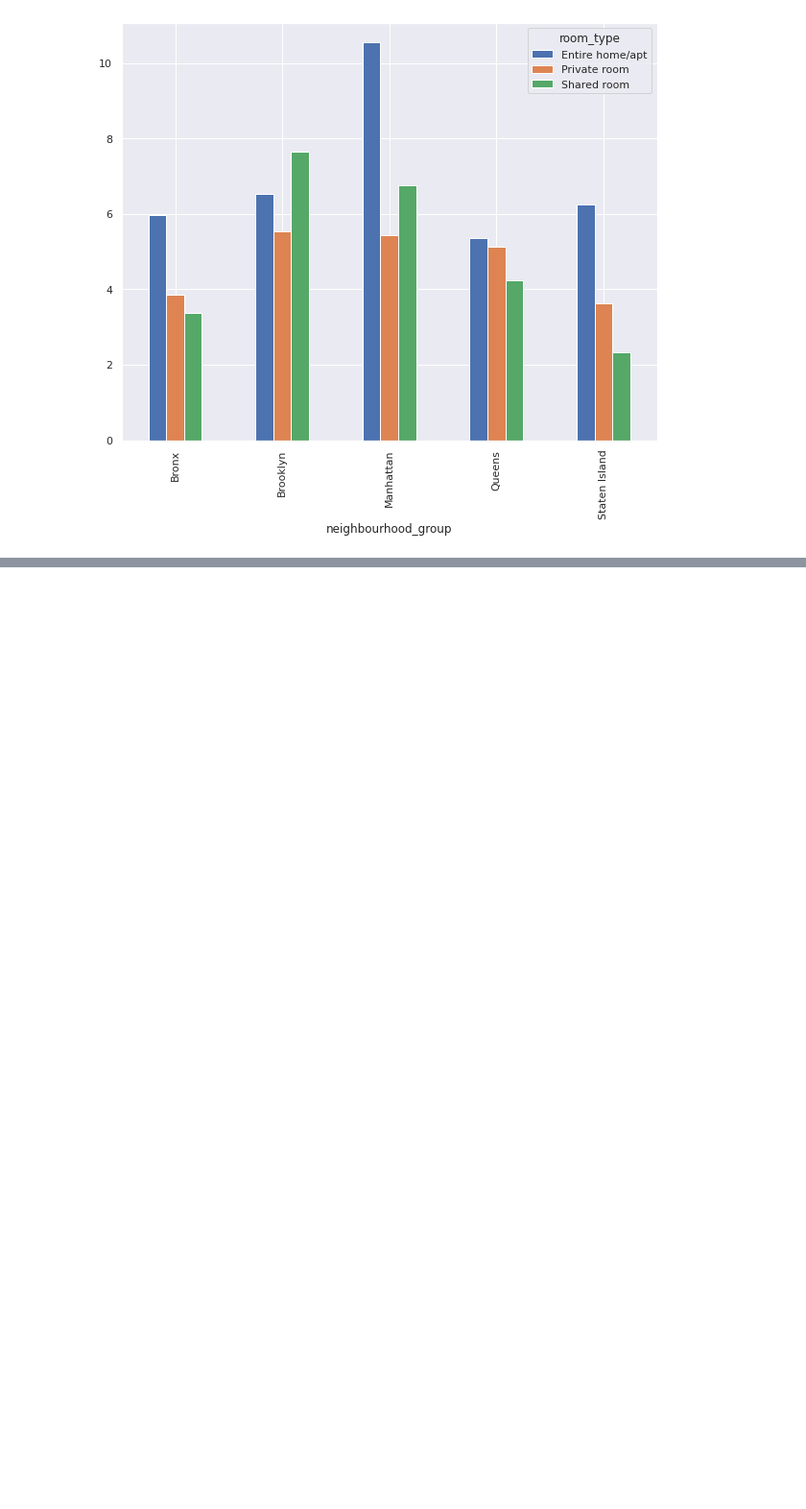
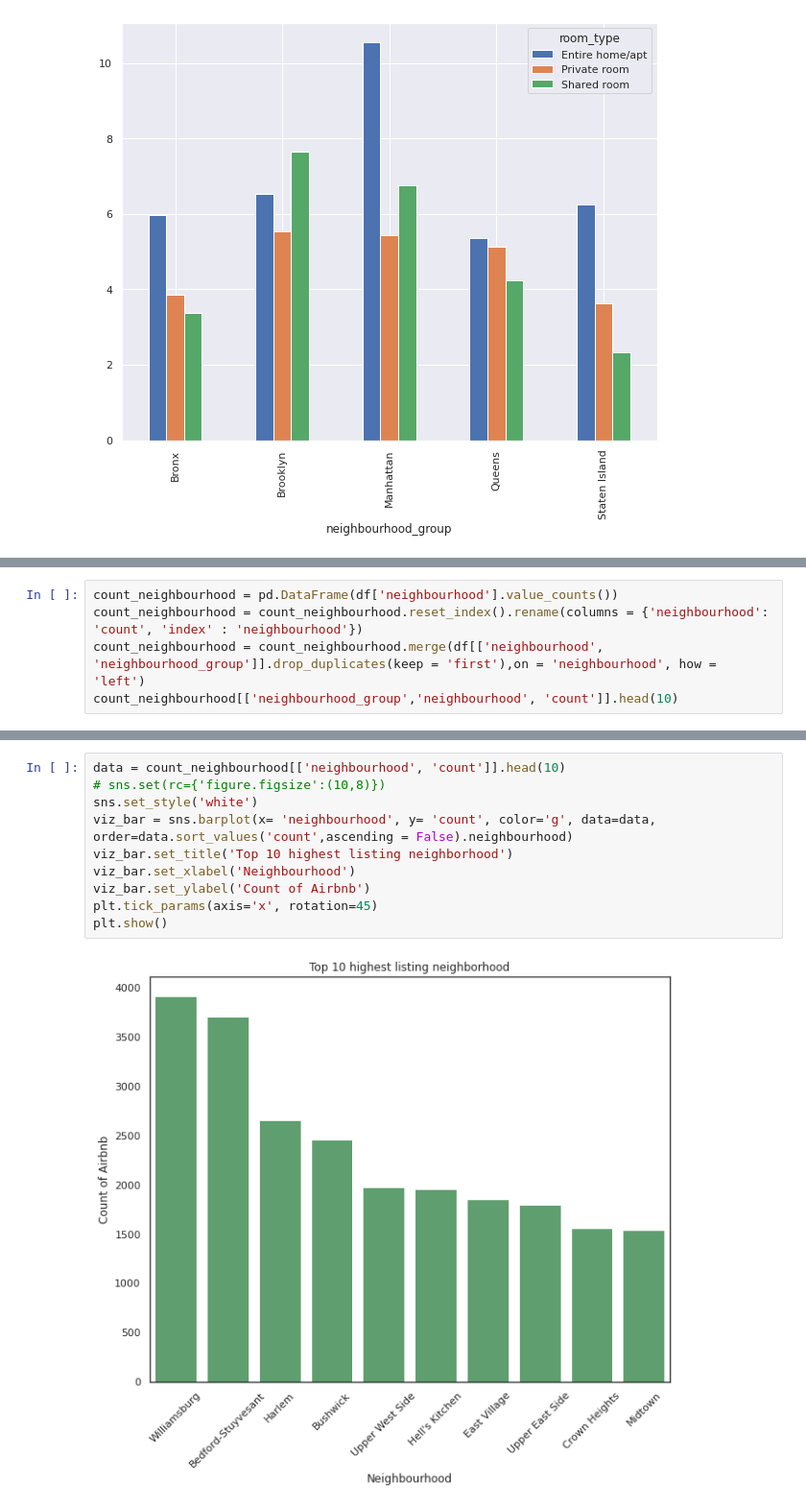
Before and after one commit to dushyantmaharshi/AirBnb-Data-Analysis, a Jupyter notebook: Airbnb_Bookings_Analysis_Capstone_Project_1_.ipynb, the cells around one changed output, grey strips where cells are left out. Shown at 96% size. Saved outputs shown, nothing was run; the diff lists cells and outputs as text; blank space fills up the shorter version.

```diff
--- a/Airbnb_Bookings_Analysis_Capstone_Project_1_.ipynb
+++ b/Airbnb_Bookings_Analysis_Capstone_Project_1_.ipynb
@@ -410,0 +446,5 @@ plt.show()
+# %%
+count_neighbourhood = pd.DataFrame(df['neighbourhood'].value_counts())
+count_neighbourhood = count_neighbourhood.reset_index().rename(columns = {'neighbourhood': 'count', 'index' : 'neighbourhood'})
+count_neighbourhood = count_neighbourhood.merge(df[['neighbourhood', 'neighbourhood_group']].drop_duplicates(keep = 'first'),on = 'neighbourhood', how = 'left')
+count_neighbourhood[['neighbourhood_group','neighbourhood', 'count']].head(10)
@@ -410,0 +463,12 @@ plt.show()
+# %%
+data = count_neighbourhood[['neighbourhood', 'count']].head(10)
+# sns.set(rc={'figure.figsize':(10,8)})
+sns.set_style('white')
+viz_bar = sns.barplot(x= 'neighbourhood', y= 'count', color='g', data=data, order=data.sort_values('count',ascending = False).neighbourhood)
+viz_bar.set_title('Top 10 highest listing neighborhood')
+viz_bar.set_xlabel('Neighbourhood')
+viz_bar.set_ylabel('Count of Airbnb')
+plt.tick_params(axis='x', rotation=45)
+plt.show()
+# %% [output]
+[figure, added]
```
Also changed, not shown: parts of 14 cells of this notebook.
